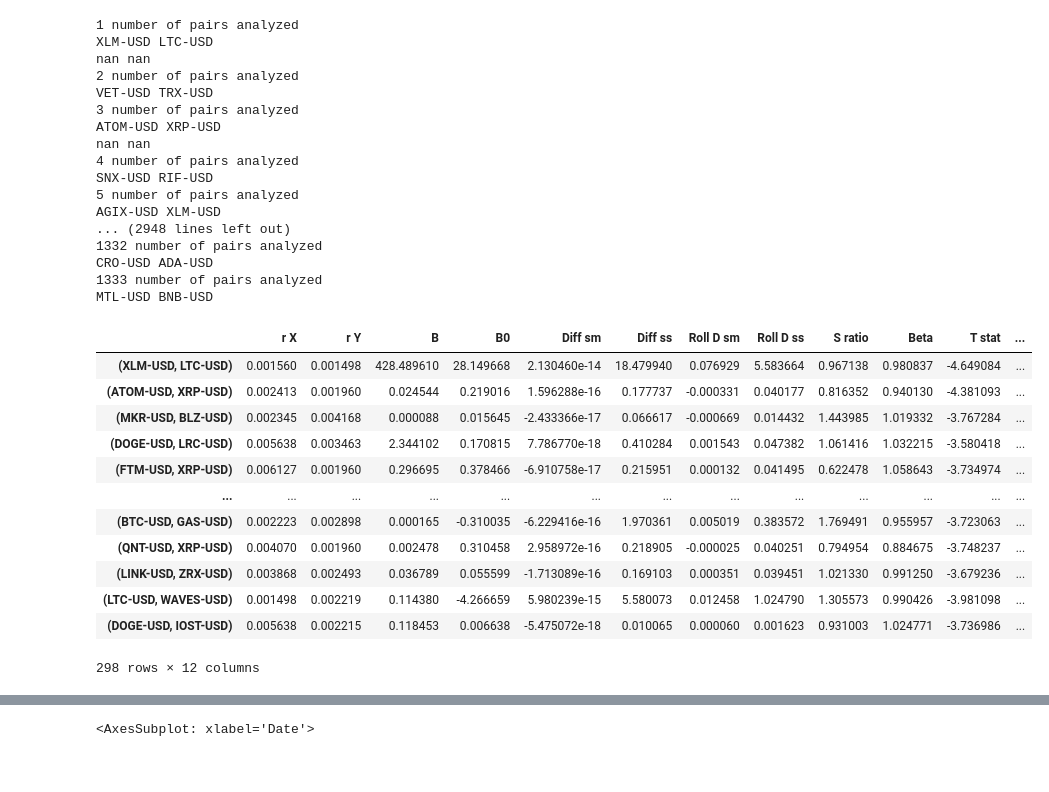
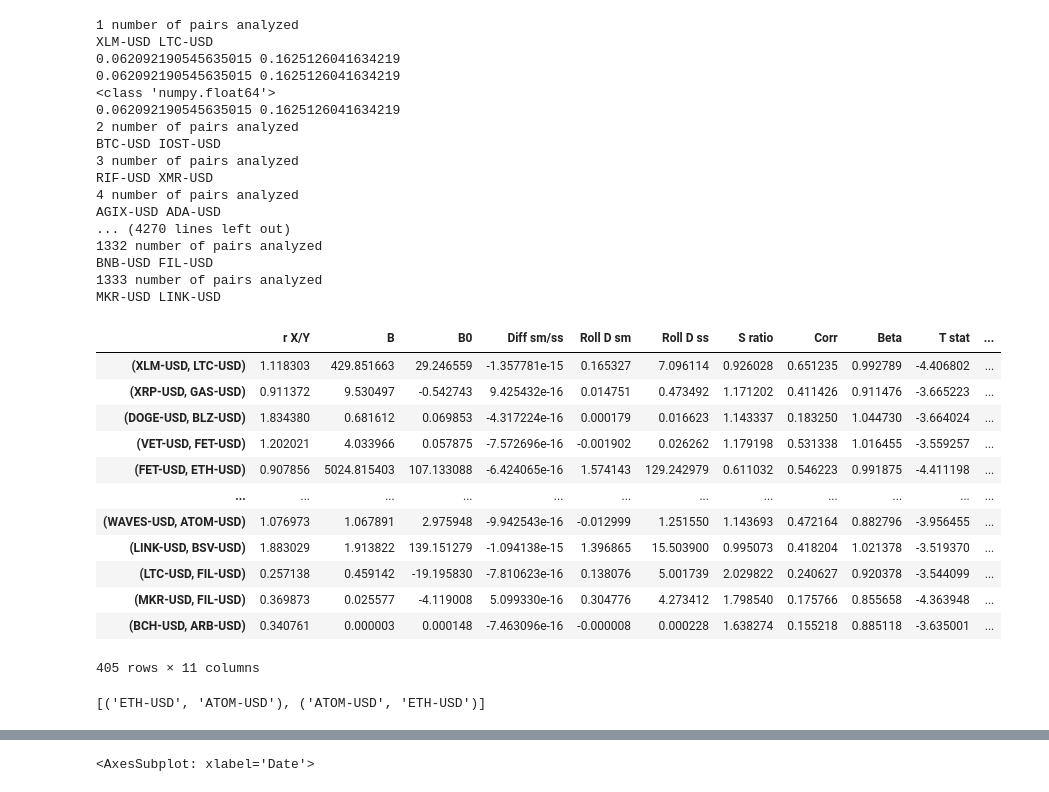
Before and after one commit to DanialRamezani/New-cointegration-model-for-pairs-trading, a Jupyter notebook: advances-pairstrading.ipynb, the cells around one changed output, grey strips where cells are left out. Cells and saved outputs as stored; diff of their text form; code cells hidden in the pictures.

```diff
--- a/advances-pairstrading.ipynb
+++ b/advances-pairstrading.ipynb
@@ -71,7 +71,7 @@ t.iloc[0] = 1
 # prices = t.cumsum()#normalized return
 # prices = prices/prices.iloc[0] #normalization to 1 in the beginning of the period
 # prices = (prices-prices.min())/(prices.max()-prices.min()) #normalization to 1 for the maximum values
-split = int(len(prices)*0.9999999999)
+split = int(len(prices)*0.6)
 outsample = prices[split:]
 prices = prices[:split]
 prices["BTC-USD"].plot(label='in-sample-BTC')
@@ -403,6 +403,7 @@ from statsmodels.tsa.stattools import adfuller,coint
 import statsmodels.api as sm
 from statsmodels.regression.rolling import RollingOLS
 import random
+import math
 n = 100*100 #check pairs
 pairs = corr_matrix.unstack().sort_values(ascending=False)[len(ticks):len(ticks)+n].keys()
 onep = {}
@@ -414,7 +415,7 @@ acceptable_period = 700
 std_period = 10
 dataset = pd.DataFrame()
 window = 20
-index,target,ret_X,ret_Y,slope_X,intercept_X,spread_mean,spread_std,roll_spread_mean,roll_spread_std,ratio,B,t_stat,target =[],[],[],[],[],[],[],[],[],[],[],[],[],[]
+index,target,ret_XY,ret_Y,slope_X,intercept_X,spread_mean_std,spread_std,roll_spread_mean,roll_spread_std,ratio,B,t_stat,target,correlation,exclude =[],[],[],[],[],[],[],[],[],[],[],[],[],[],[],[]
 for p in set(pairs): #picking top correlated pairs
     counter +=1
     print(f'{counter} number of pairs analyzed')
@@ -439,72 +440,82 @@ for p in set(pairs): #picking top correlated pairs
             onep[random.random()] = X,Y ,result[0],result[4]['1%'],std_ratio,beta_coff[0]
             #creating dataset section
             # target.append()
-            ret_X.append(df[X].pct_change().mean())
-            ret_Y.append(df[Y].pct_change().mean())
+            ret_XY.append((df[X].pct_change().mean())/(df[Y].pct_change().mean()))
+            # ret_Y.append(df[Y].pct_change().mean())
             slope_X.append(slope)
             intercept_X.append(intercept)
-            spread_mean.append(coint_diff.mean())
-            spread_std.append(coint_diff.std())
+            spread_mean_std.append(coint_diff.mean()/coint_diff.std())
+            # spread_std.append(coint_diff.std())
             roll_spread_mean.append(coint_diff.rolling(window).mean().mean())
             roll_spread_std.append(coint_diff.rolling(window).std().mean())
             ratio.append(std_ratio)
             B.append(beta_coff)
             t_stat.append(result[0])
             spread_out = outsample[Y] - (intercept + slope * outsample[X])
             spread_mean_o = spread_out.rolling(window = window).mean()
             spread_std_o  = spread_out.rolling(window  = window).std()
             zscore      = (spread_out - spread_mean_o)/ spread_std_o
+            correlation.append(prices.pct_change().corr()[X][Y])
             target.append(trade_simulation(zscore,X,Y,outsample))
+            print(type(trade_simulation(zscore,X,Y,outsample)))
+            if math.isnan(trade_simulation(zscore,X,Y,outsample)):
+                exclude.append((X,Y))
             index.append((X,Y))
 
 # print(len(ret_X),len(index))
-dataset['r X']         = np.array(ret_X)
-dataset['r Y']         = np.array(ret_Y)
+dataset['r X/Y']     = np.array(ret_XY)
+# dataset['r Y']         = np.array(ret_Y)
 dataset['B']           = np.array(slope_X)
 dataset['B0']          = np.array(intercept_X)
-dataset['Diff sm']     = np.array(spread_mean)
-dataset['Diff ss']     = np.array(spread_std)
+dataset['Diff sm/ss']     = np.array(spread_mean_std)
+# dataset['Diff ss']     = np.array(spread_std)
 dataset['Roll D sm']   = np.array(roll_spread_mean)
 dataset['Roll D ss']   = np.array(roll_spread_std)
 dataset['S ratio']     = np.array(ratio)
+dataset['Corr']        = np.array(correlation)
 dataset['Beta']        = np.array(B)
 dataset['T stat']      = np.array(t_stat)
 dataset['Target']      = np.array(target)
 dataset.index          = index
 # 'onep',onep,'fivep',fivep,dataset
 #high cointegrated pairs: QNT-FIL,
 dataset
 # %% [output]
 1 number of pairs analyzed
 XLM-USD LTC-USD
-nan nan
+0.062092190545635015 0.1625126041634219
+0.062092190545635015 0.1625126041634219
+<class 'numpy.float64'>
+0.062092190545635015 0.1625126041634219
 2 number of pairs analyzed
-VET-USD TRX-USD
+BTC-USD IOST-USD
 3 number of pairs analyzed
-ATOM-USD XRP-USD
-nan nan
+RIF-USD XMR-USD
 4 number of pairs analyzed
-SNX-USD RIF-USD
-5 number of pairs analyzed
-AGIX-USD XLM-USD
-... (2948 lines left out)
+AGIX-USD ADA-USD
+... (4270 lines left out)
 1332 number of pairs analyzed
-CRO-USD ADA-USD
+BNB-USD FIL-USD
 1333 number of pairs analyzed
-MTL-USD BNB-USD
+MKR-USD LINK-USD
-|  | r X | r Y | B | B0 | Diff sm | Diff ss | Roll D sm | Roll D ss | S ratio | Beta | T stat | ... |
-| (XLM-USD, LTC-USD) | 0.001560 | 0.001498 | 428.489610 | 28.149668 | 2.130460e-14 | 18.479940 | 0.076929 | 5.583664 | 0.967138 | 0.980837 | -4.649084 | ... |
-| (ATOM-USD, XRP-USD) | 0.002413 | 0.001960 | 0.024544 | 0.219016 | 1.596288e-16 | 0.177737 | -0.000331 | 0.040177 | 0.816352 | 0.940130 | -4.381093 | ... |
-| (MKR-USD, BLZ-USD) | 0.002345 | 0.004168 | 0.000088 | 0.015645 | -2.433366e-17 | 0.066617 | -0.000669 | 0.014432 | 1.443985 | 1.019332 | -3.767284 | ... |
-| (DOGE-USD, LRC-USD) | 0.005638 | 0.003463 | 2.344102 | 0.170815 | 7.786770e-18 | 0.410284 | 0.001543 | 0.047382 | 1.061416 | 1.032215 | -3.580418 | ... |
-| (FTM-USD, XRP-USD) | 0.006127 | 0.001960 | 0.296695 | 0.378466 | -6.910758e-17 | 0.215951 | 0.000132 | 0.041495 | 0.622478 | 1.058643 | -3.734974 | ... |
-| ... | ... | ... | ... | ... | ... | ... | ... | ... | ... | ... | ... | ... |
-| (BTC-USD, GAS-USD) | 0.002223 | 0.002898 | 0.000165 | -0.310035 | -6.229416e-16 | 1.970361 | 0.005019 | 0.383572 | 1.769491 | 0.955957 | -3.723063 | ... |
-| (QNT-USD, XRP-USD) | 0.004070 | 0.001960 | 0.002478 | 0.310458 | 2.958972e-16 | 0.218905 | -0.000025 | 0.040251 | 0.794954 | 0.884675 | -3.748237 | ... |
-| (LINK-USD, ZRX-USD) | 0.003868 | 0.002493 | 0.036789 | 0.055599 | -1.713089e-16 | 0.169103 | 0.000351 | 0.039451 | 1.021330 | 0.991250 | -3.679236 | ... |
-| (LTC-USD, WAVES-USD) | 0.001498 | 0.002219 | 0.114380 | -4.266659 | 5.980239e-15 | 5.580073 | 0.012458 | 1.024790 | 1.305573 | 0.990426 | -3.981098 | ... |
-| (DOGE-USD, IOST-USD) | 0.005638 | 0.002215 | 0.118453 | 0.006638 | -5.475072e-18 | 0.010065 | 0.000060 | 0.001623 | 0.931003 | 1.024771 | -3.736986 | ... |
+|  | r X/Y | B | B0 | Diff sm/ss | Roll D sm | Roll D ss | S ratio | Corr | Beta | T stat | ... |
+| (XLM-USD, LTC-USD) | 1.118303 | 429.851663 | 29.246559 | -1.357781e-15 | 0.165327 | 7.096114 | 0.926028 | 0.651235 | 0.992789 | -4.406802 | ... |
+| (XRP-USD, GAS-USD) | 0.911372 | 9.530497 | -0.542743 | 9.425432e-16 | 0.014751 | 0.473492 | 1.171202 | 0.411426 | 0.911476 | -3.665223 | ... |
+| (DOGE-USD, BLZ-USD) | 1.834380 | 0.681612 | 0.069853 | -4.317224e-16 | 0.000179 | 0.016623 | 1.143337 | 0.183250 | 1.044730 | -3.664024 | ... |
+| (VET-USD, FET-USD) | 1.202021 | 4.033966 | 0.057875 | -7.572696e-16 | -0.001902 | 0.026262 | 1.179198 | 0.531338 | 1.016455 | -3.559257 | ... |
+| (FET-USD, ETH-USD) | 0.907856 | 5024.815403 | 107.133088 | -6.424065e-16 | 1.574143 | 129.242979 | 0.611032 | 0.546223 | 0.991875 | -4.411198 | ... |
+| ... | ... | ... | ... | ... | ... | ... | ... | ... | ... | ... | ... |
+| (WAVES-USD, ATOM-USD) | 1.076973 | 1.067891 | 2.975948 | -9.942543e-16 | -0.012999 | 1.251550 | 1.143693 | 0.472164 | 0.882796 | -3.956455 | ... |
+| (LINK-USD, BSV-USD) | 1.883029 | 1.913822 | 139.151279 | -1.094138e-15 | 1.396865 | 15.503900 | 0.995073 | 0.418204 | 1.021378 | -3.519370 | ... |
+| (LTC-USD, FIL-USD) | 0.257138 | 0.459142 | -19.195830 | -7.810623e-16 | 0.138076 | 5.001739 | 2.029822 | 0.240627 | 0.920378 | -3.544099 | ... |
+| (MKR-USD, FIL-USD) | 0.369873 | 0.025577 | -4.119008 | 5.099330e-16 | 0.304776 | 4.273412 | 1.798540 | 0.175766 | 0.855658 | -4.363948 | ... |
+| (BCH-USD, ARB-USD) | 0.340761 | 0.000003 | 0.000148 | -7.463096e-16 | -0.000008 | 0.000228 | 1.638274 | 0.155218 | 0.885118 | -3.635001 | ... |
-298 rows × 12 columns
+405 rows × 11 columns
+# %%
+final_exclude = exclude
+final_exclude
+# %% [output]
+[('ETH-USD', 'ATOM-USD'), ('ATOM-USD', 'ETH-USD')]
 # %%
 #Data preperation
 from sklearn.preprocessing import StandardScaler,MinMaxScaler
```
Also changed, not shown: parts of 7 cells of this notebook.
